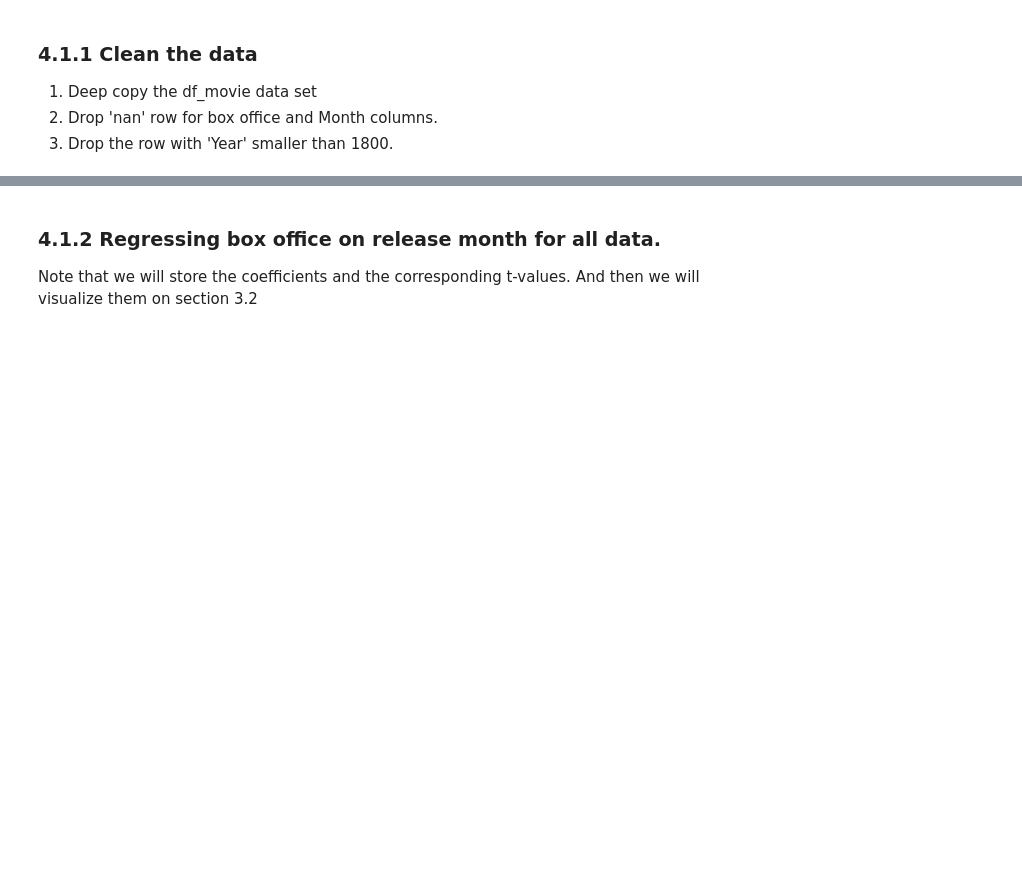
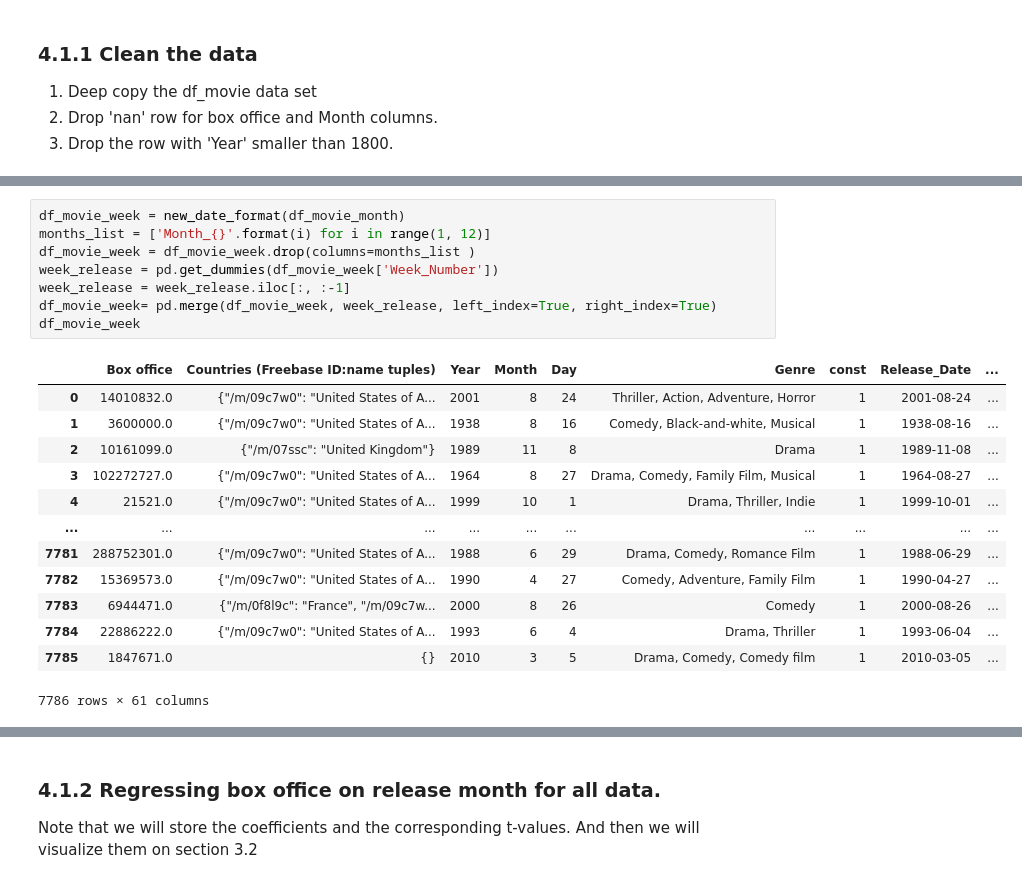
Before and after one commit to epfl-ada/ada-2023-project-deapdatadestroyers, a Jupyter notebook: dynamic_model_code_in_41.ipynb, the cells around one changed output, grey strips where cells are left out. Saved outputs shown, nothing was run; the diff lists cells and outputs as text; blank space fills up the shorter version.

```diff
--- a/dynamic_model_code_in_41.ipynb
+++ b/dynamic_model_code_in_41.ipynb
@@ -515,0 +606,22 @@ VBox(children=(IntSlider(value=2000, description='Start Year:', max=2012, min=18
+# %%
+df_movie_week = new_date_format(df_movie_month)
+months_list = ['Month_{}'.format(i) for i in range(1, 12)]
+df_movie_week = df_movie_week.drop(columns=months_list )
+week_release = pd.get_dummies(df_movie_week['Week_Number'])
+week_release = week_release.iloc[:, :-1]
+df_movie_week= pd.merge(df_movie_week, week_release, left_index=True, right_index=True)
+df_movie_week
+# %% [output]
+|  | Box office | Countries (Freebase ID:name tuples) | Year | Month | Day | Genre | const | Release_Date | ... |
+| 0 | 14010832.0 | {"/m/09c7w0": "United States of A... | 2001 | 8 | 24 | Thriller, Action, Adventure, Horror | 1 | 2001-08-24 | ... |
+| 1 | 3600000.0 | {"/m/09c7w0": "United States of A... | 1938 | 8 | 16 | Comedy, Black-and-white, Musical | 1 | 1938-08-16 | ... |
+| 2 | 10161099.0 | {"/m/07ssc": "United Kingdom"} | 1989 | 11 | 8 | Drama | 1 | 1989-11-08 | ... |
+| 3 | 102272727.0 | {"/m/09c7w0": "United States of A... | 1964 | 8 | 27 | Drama, Comedy, Family Film, Musical | 1 | 1964-08-27 | ... |
+| 4 | 21521.0 | {"/m/09c7w0": "United States of A... | 1999 | 10 | 1 | Drama, Thriller, Indie | 1 | 1999-10-01 | ... |
+| ... | ... | ... | ... | ... | ... | ... | ... | ... | ... |
+| 7781 | 288752301.0 | {"/m/09c7w0": "United States of A... | 1988 | 6 | 29 | Drama, Comedy, Romance Film | 1 | 1988-06-29 | ... |
+| 7782 | 15369573.0 | {"/m/09c7w0": "United States of A... | 1990 | 4 | 27 | Comedy, Adventure, Family Film | 1 | 1990-04-27 | ... |
+| 7783 | 6944471.0 | {"/m/0f8l9c": "France", "/m/09c7w... | 2000 | 8 | 26 | Comedy | 1 | 2000-08-26 | ... |
+| 7784 | 22886222.0 | {"/m/09c7w0": "United States of A... | 1993 | 6 | 4 | Drama, Thriller | 1 | 1993-06-04 | ... |
+| 7785 | 1847671.0 | {} | 2010 | 3 | 5 | Drama, Comedy, Comedy film | 1 | 2010-03-05 | ... |
+7786 rows × 61 columns
```
Also changed, not shown: parts of 19 cells of this notebook.
